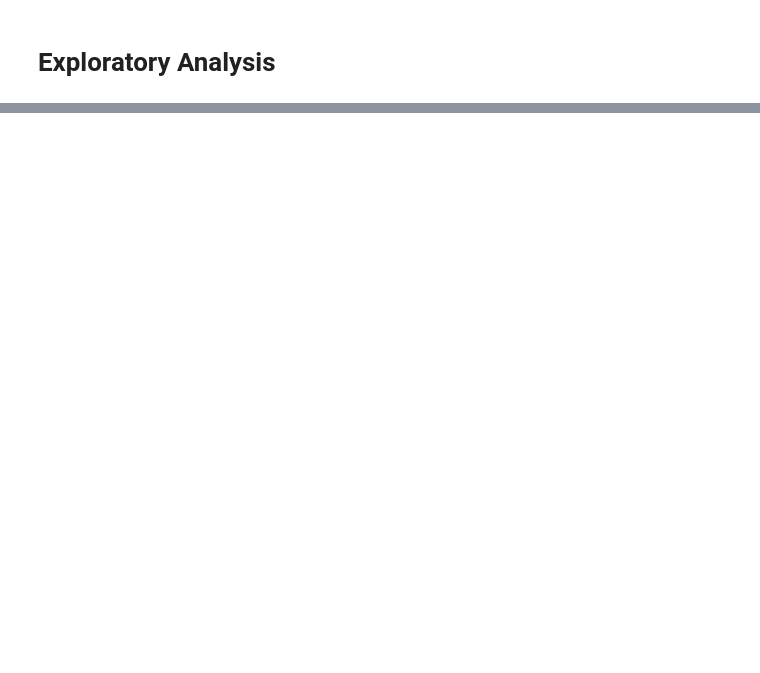
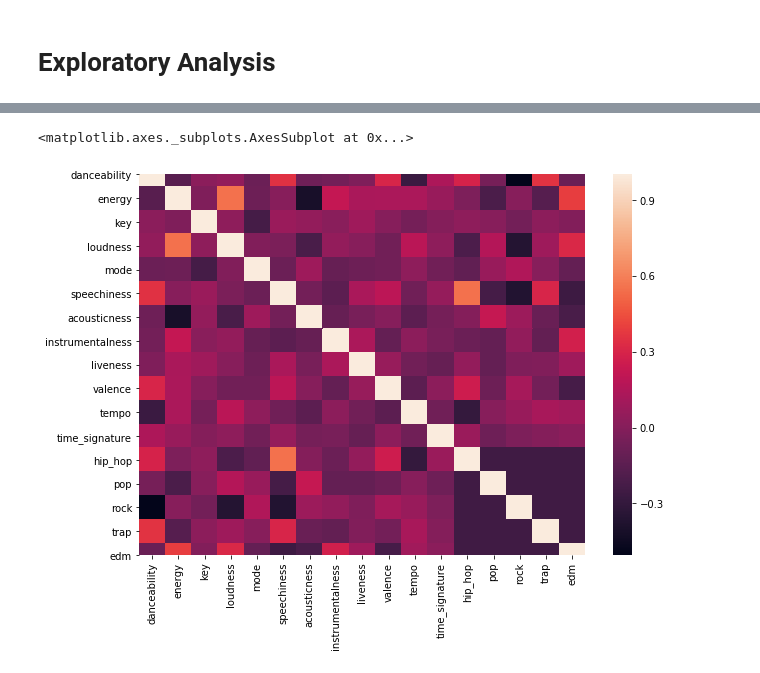
Before and after one commit to joebonneau/spotify-genre-prediction, a Jupyter notebook: Genre Prediction.ipynb, the cells around one changed output, grey strips where cells are left out. Drawn from its saved outputs; the diff is of its cells as text; code cells hidden in the pictures; blank space fills up the shorter version.

```diff
--- a/Genre Prediction.ipynb
+++ b/Genre Prediction.ipynb
@@ -390,0 +397,6 @@ combined_df['edm'] = combined_df['edm'].astype(int)
+# %%
+plt.figure(figsize=(10,7))
+sns.heatmap(combined_df_corr)
+# %% [output]
+<matplotlib.axes._subplots.AxesSubplot at 0x...>
+[figure, added]
```
Also changed, not shown: parts of 37 cells of this notebook, 1 other file.
